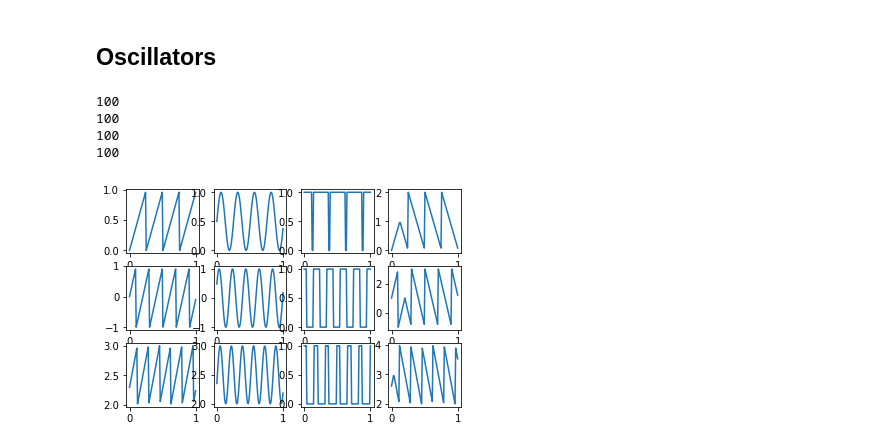
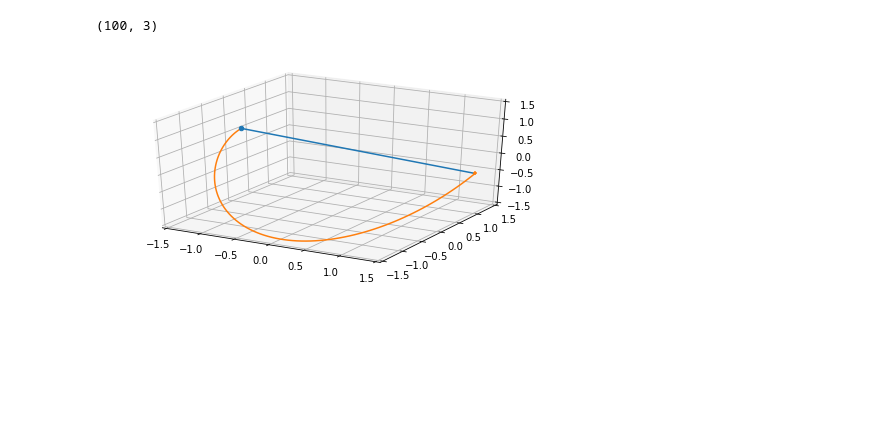
Before and after one commit to domkirke/trajectories, a Jupyter notebook: showcase.ipynb, the cells around one changed output. Cells and saved outputs as stored; diff of their text form; code cells hidden in the pictures; blank space fills up the shorter version.

```diff
--- a/showcase.ipynb
+++ b/showcase.ipynb
@@ -28,14 +7,0 @@ plt.show()
-# %%
-from trajectories import Origin, Ellipse
-from mpl_toolkits.mplot3d import Axes3D
-
-dim = 3; plane=2
-origin = Origin
-radius = np.array([Uniform()(), Uniform()()])
-ellipse = Ellipse(n_steps=20, dim=dim, plane=plane, radius=radius, origin=origin)
-traj = ellipse()
-
-fig = plt.figure()
-ax= fig.add_subplot(111, projection='3d')
-plt.plot(traj[:, 0], traj[:, 1], traj[:, 2])
-plt.show()
@@ -46,30 +8,29 @@ plt.show()
-# %% [markdown]
-## Oscillators
-# %%
-from trajectories import Origin, Sawtooth, Sine, Square, Triangle
-
-dur_t = 1.0 # if a fs is given, n_steps is the length of the trajectory in *seconds*
-fs = 100
-dim = 3
-saw = Sawtooth(n_steps=dur_t, dim=dim, fs=fs, freq=np.array([4,5,6]), phase=[0, 0.5, -0.3], amp=np.array([[0, 1], [-1, 1], [2, 3]]))
-sin = Sine(n_steps=dur_t, dim=dim, fs=fs, freq=np.array([4,5,6]), phase=[0, 0.5, -0.3], amp=np.array([[0, 1], [-1, 1], [2, 3]]))
-square = Square(n_steps=dur_t, dim=dim, fs=fs, freq=np.array([4,5,6]), phase=[0, 0.5, -0.3], amp=np.array([[0, 1], [-1, 1], [2, 3]]), pulse=np.array([0.3, 0.5, 0.8]))
-triangle = Triangle(n_steps=dur_t, dim=dim, fs=fs, freq=np.array([4,5,6]), phase=[0, 0.5, -0.3], amp=np.array([[0, 1], [-1, 1], [2, 3]]), pulse=np.array([0.3, 0.5, 0.8]))
-traj_saw = saw()
-traj_sin = sin()
-traj_square = square()
-traj_tri = triangle()
-
-fig, ax = plt.subplots(dim, 4)
-for i in range(3):
-    ax[i, 0].plot(np.linspace(0, dur_t, traj_saw.shape[0]), traj_saw[:,i])
-    ax[i, 1].plot(np.linspace(0, dur_t, traj_sin.shape[0]), traj_sin[:,i])
-    ax[i, 2].plot(np.linspace(0, dur_t, traj_square.shape[0]), traj_square[:,i])
-    ax[i, 3].plot(np.linspace(0, dur_t, traj_tri.shape[0]), traj_tri[:,i])
-plt.show()
-# %% [output]
-100
-100
-100
-100
-[figure, removed]
+# %%
+import numpy as np
+import trajectories as traj
+import matplotlib.pyplot as plt
+
+t = np.linspace(0, 1, 100)
+y_start = [-1., -0.5, 1.]
+y_end = [1., 2., -1.]
+l = traj.Line_(t_range=[0., 1.], y_range=[y_start, y_end], dim=3)
+pl = traj.PolarLine_(t_range=[0., 1.], y_range=[y_start, y_end], dim=3)
+
+y = l(t)
+yp = pl(t)
+
+print(y.shape)
+
+fig = plt.figure(figsize=plt.figaspect(0.5))
+ax = fig.add_subplot(1, 1, 1, projection="3d")
+ax.plot(y[..., 0], y[..., 1], y[..., 2])
+ax.plot(yp[..., 0], yp[..., 1], yp[..., 2])
+ax.scatter(y_start[0], y_start[1], y_start[2], marker="o")
+ax.scatter(y_end[0], y_end[1], y_end[2], marker="+")
+ax.set_xlim([-1.5, 1.5])
+ax.set_ylim([-1.5, 1.5])
+ax.set_zlim([-1.5, 1.5])
+plt.show()
+# %% [output]
+(100, 3)
+[figure, added]
```
Also changed, not shown: parts of 18 cells of this notebook, 10 other files.
